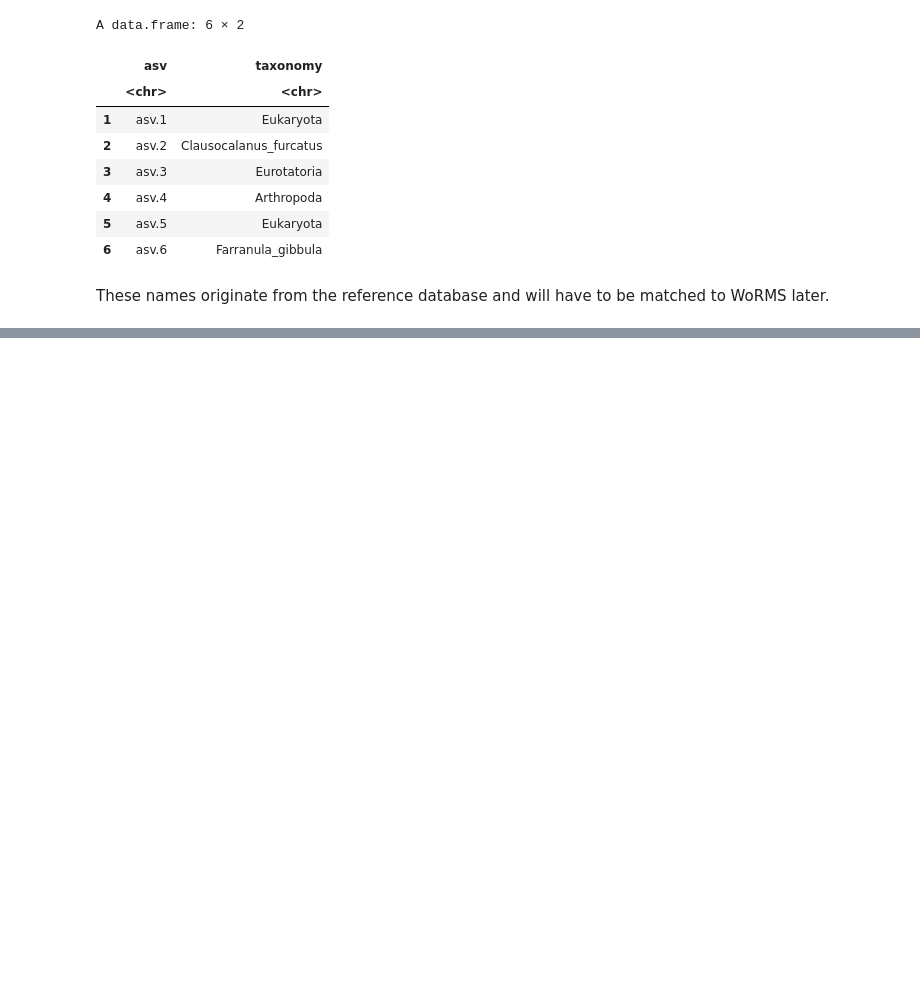
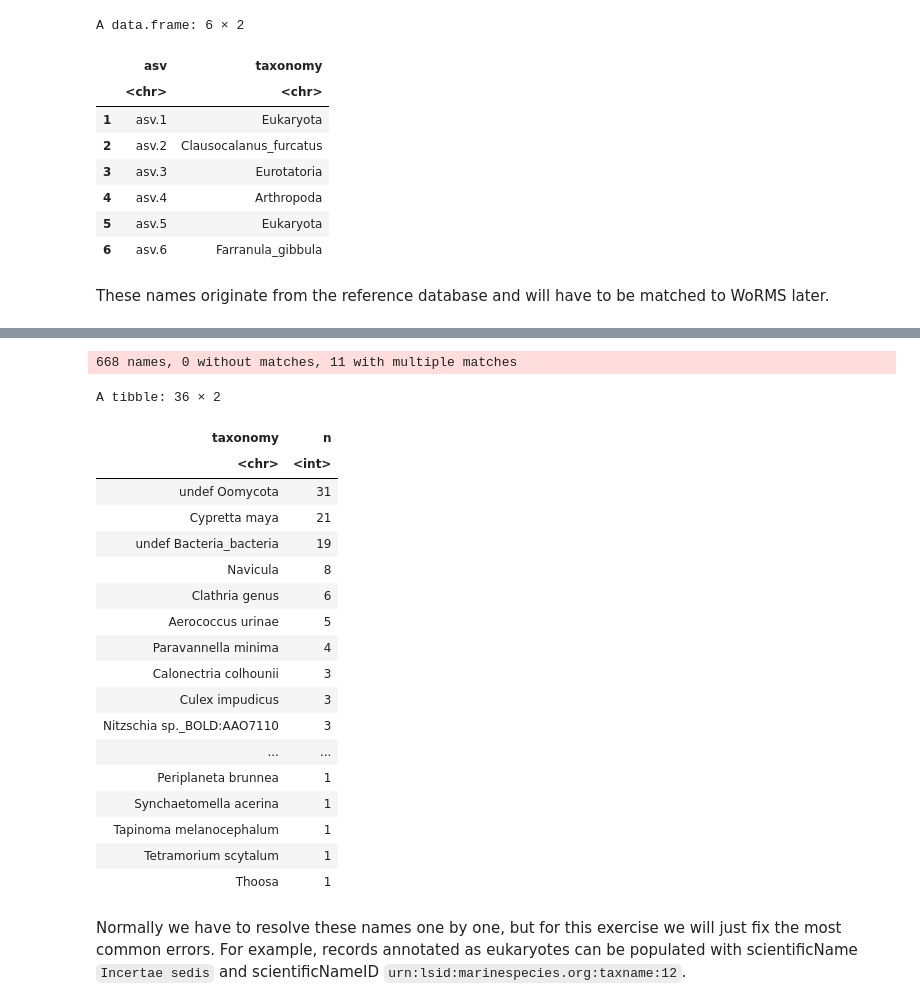
Before and after one commit to iobis/sg-12-dataset, a Jupyter notebook: scripts/pieter.ipynb, the cells around one changed output, grey strips where cells are left out. Saved outputs shown, nothing was run; the diff lists cells and outputs as text; code cells hidden in the pictures; blank space fills up the shorter version.

```diff
--- a/scripts/pieter.ipynb
+++ b/scripts/pieter.ipynb
@@ -72,0 +142,4 @@ A tibble: 2 × 9
+# %%
+matched <- obistools::match_taxa(taxonomy$taxonomy, ask = FALSE)
+# %% [output]
+668 names, 0 without matches, 11 with multiple matches
@@ -72,0 +148,28 @@ A tibble: 2 × 9
+# %%
+taxonomy %>%
+    filter(is.na(scientificNameID)) %>%
+    group_by(taxonomy) %>%
+    summarize(n = n()) %>%
+    arrange(desc(n))
+# %% [output]
+A tibble: 36 × 2
+| taxonomy | n |
+| <chr> | <int> |
+| undef Oomycota | 31 |
+| Cypretta maya | 21 |
+| undef Bacteria_bacteria | 19 |
+| Navicula | 8 |
+| Clathria genus | 6 |
+| Aerococcus urinae | 5 |
+| Paravannella minima | 4 |
+| Calonectria colhounii | 3 |
+| Culex impudicus | 3 |
+| Nitzschia sp._BOLD:AAO7110 | 3 |
+| ... | ... |
+| Periplaneta brunnea | 1 |
+| Synchaetomella acerina | 1 |
+| Tapinoma melanocephalum | 1 |
+| Tetramorium scytalum | 1 |
+| Thoosa | 1 |
+# %% [markdown]
+Normally we have to resolve these names one by one, but for this exercise we will just fix the most common errors. For example, records annotated as eukaryotes can be populated with scientificName `Incertae sedis` and scientificNameID `urn:lsid:marinespecies.org:taxname:12`.
```
Also changed, not shown: parts of 16 cells of this notebook.
